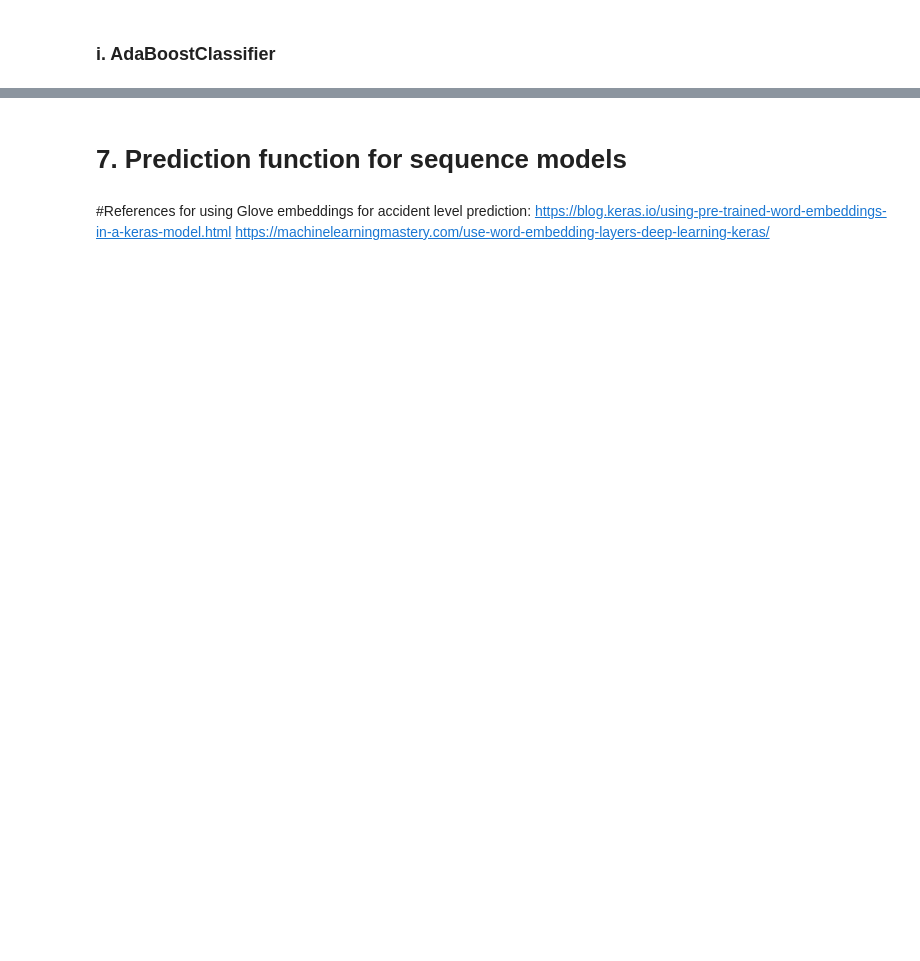
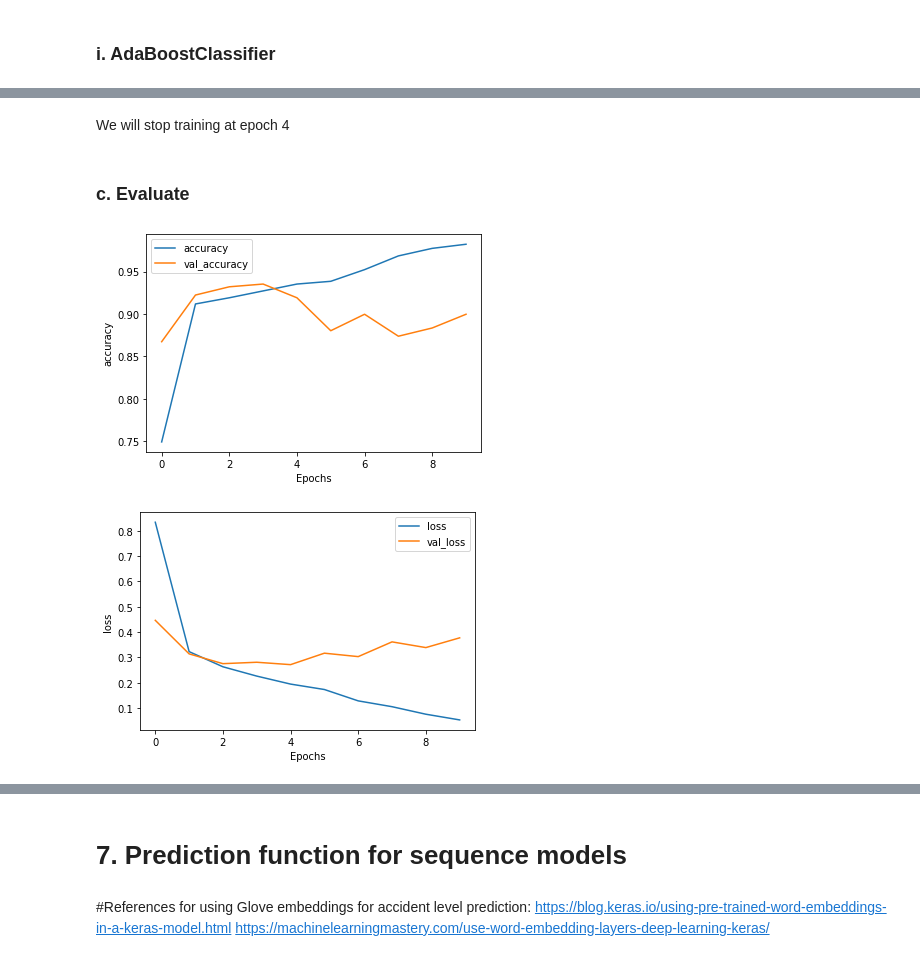
Before and after one commit to vishnudas-raveendran/PGP-AIML, a Jupyter notebook: Capstone_interim.ipynb, the cells around one changed output, grey strips where cells are left out. Cells and saved outputs as stored; diff of their text form; code cells hidden in the pictures; blank space fills up the shorter version.

```diff
--- a/Capstone_interim.ipynb
+++ b/Capstone_interim.ipynb
@@ -1473,0 +1617,21 @@ model = AutoModelForSequenceClassification.from_pretrained("distilbert-base-unca
+# %%
+def get_embedding_layer(word_index, embeddings_dict,  MAX_SEQUENCE_LENGTH=500, EMBEDDING_DIM=50):
+  embedding_matrix = np.random.random((len(word_index) + 1, EMBEDDING_DIM))
+  for word, i in word_index.items():
+        embedding_vector = embeddings_dict.get(word)
+        if embedding_vector is not None:
+            # words not found in embedding index will be all-zeros.
+            if len(embedding_matrix[i]) != len(embedding_vector):
+                print("could not broadcast input array from shape", str(len(embedding_matrix[i])),
+                      "into shape", str(len(embedding_vector)), " Please make sure your"
+                                                                " EMBEDDING_DIM is equal to embedding_vector file ,GloVe,")
+                exit(1)
+            embedding_matrix[i] = embedding_vector
+
+    # Add embedding layer
+  embedding_layer = Embedding(len(word_index) + 1,
+                                EMBEDDING_DIM,
+                                weights=[embedding_matrix],
+                                input_length=MAX_SEQUENCE_LENGTH,
+                                trainable=True)
+  return embedding_layer
@@ -1473,0 +1642,8 @@ model = AutoModelForSequenceClassification.from_pretrained("distilbert-base-unca
+# %%
+gru_model = Sequential()
+gru_model.add(get_embedding_layer(word_index, embeddings_dict))
+gru_model.add(GRU(128, return_sequences=False))
+gru_model.add(Dropout(0.5))
+gru_model.add(Dense(5, activation = 'softmax'))
+gru_model.compile(loss='sparse_categorical_crossentropy', optimizer='adam', metrics=['accuracy'])
+print(gru_model.summary())
@@ -1473,0 +1671,4 @@ model = AutoModelForSequenceClassification.from_pretrained("distilbert-base-unca
+# %%
+history = gru_model.fit(X_train_Glove, y_train,
+                        validation_data=(X_test_Glove, y_test),
+                        batch_size = 32, epochs = 10)
@@ -1473,0 +1696,17 @@ model = AutoModelForSequenceClassification.from_pretrained("distilbert-base-unca
+# %% [markdown]
+We will stop training at epoch 4
+# %% [markdown]
+### c. Evaluate
+# %%
+def plot_graphs(history, string):
+    plt.plot(history.history[string])
+    plt.plot(history.history['val_'+string], '')
+    plt.xlabel("Epochs")
+    plt.ylabel(string)
+    plt.legend([string, 'val_'+string])
+    plt.show()
+plot_graphs(history, 'accuracy')
+plot_graphs(history, 'loss')
+# %% [output]
+[figure, added]
+[figure, added]
```
Also changed, not shown: parts of 83 cells of this notebook.
